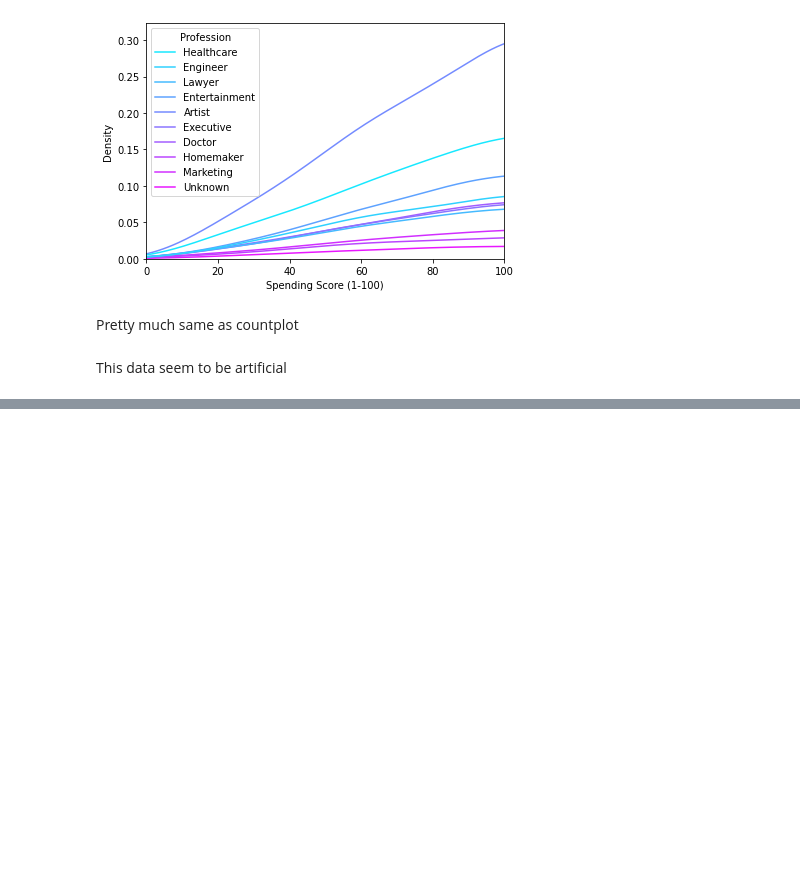
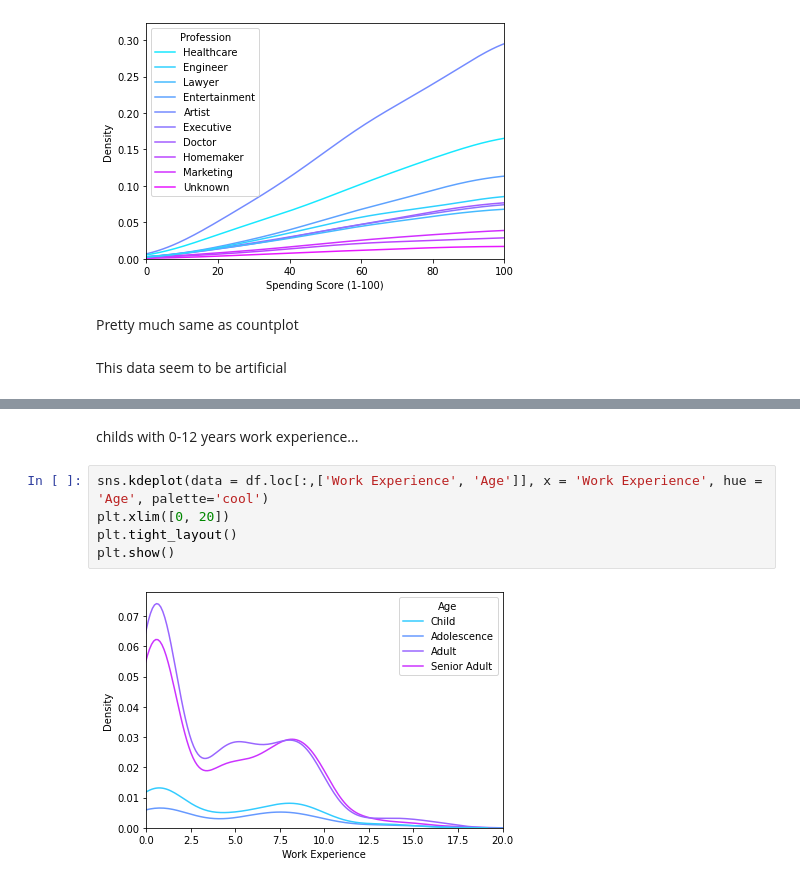
Before and after one commit to frostyOtter/EDA-practices, a Jupyter notebook: ShopCustomers_EDA.ipynb, the cells around one changed output, grey strips where cells are left out. Saved outputs shown, nothing was run; the diff lists cells and outputs as text; blank space fills up the shorter version.

```diff
--- a/ShopCustomers_EDA.ipynb
+++ b/ShopCustomers_EDA.ipynb
@@ -228,0 +241,9 @@ This data seem to be artificial
+# %% [markdown]
+childs with 0-12 years work experience...
+# %%
+sns.kdeplot(data = df.loc[:,['Work Experience', 'Age']], x = 'Work Experience', hue = 'Age', palette='cool')
+plt.xlim([0, 20])
+plt.tight_layout()
+plt.show()
+# %% [output]
+[figure, added]
```
Also changed, not shown: parts of 2 cells of this notebook.
